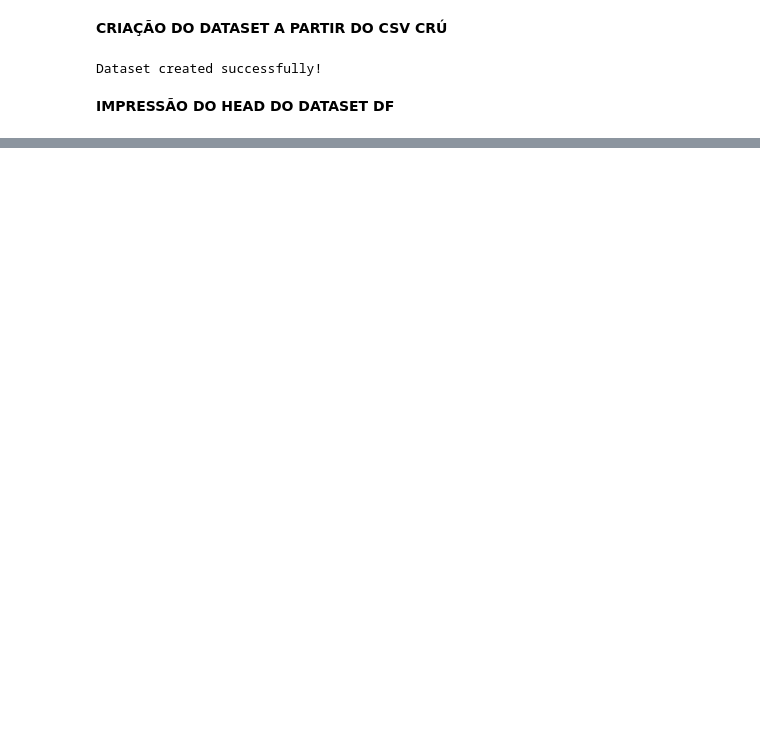
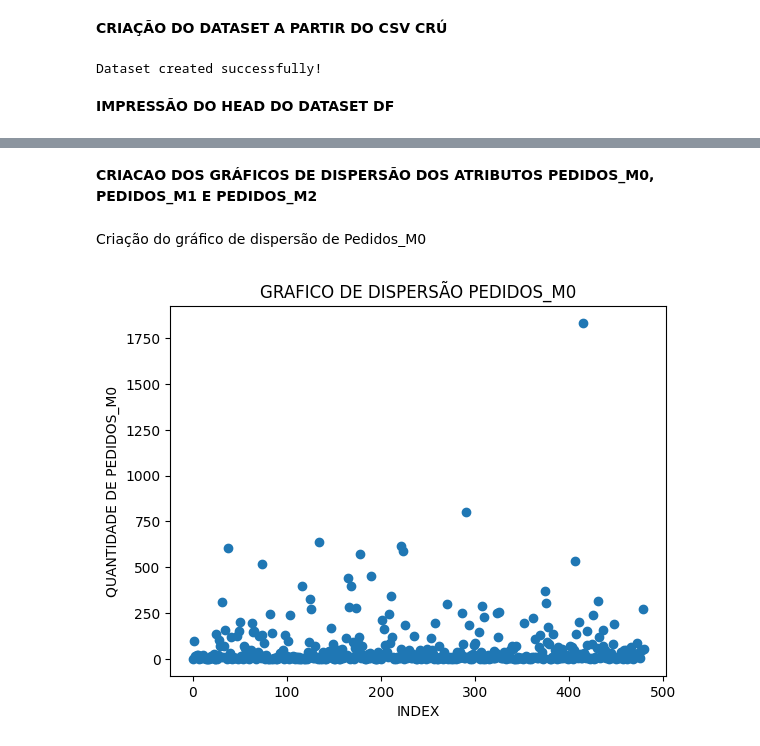
Before and after one commit to canasep/mack_projeto1, a Jupyter notebook: codes/PROJETO_APLICADO_1.ipynb, the cells around one changed output, grey strips where cells are left out. Saved outputs shown, nothing was run; the diff lists cells and outputs as text; code cells hidden in the pictures; blank space fills up the shorter version.

```diff
--- a/codes/PROJETO_APLICADO_1.ipynb
+++ b/codes/PROJETO_APLICADO_1.ipynb
@@ -247,0 +245,21 @@ plt.show()
+# %% [markdown]
+**CRIACAO DOS GRÁFICOS DE DISPERSÃO DOS ATRIBUTOS PEDIDOS_M0, PEDIDOS_M1 E PEDIDOS_M2**
+# %% [markdown]
+Criação do gráfico de dispersão de Pedidos_M0
+# %%
+# CRIAÇÃO DOS GRAFICOS DE DISPERSÃO DOS ATRIBUTOS PEDIDOS_M0, PEDIDOS_M1 E PEDIDOS_M2
+
+## GRAFICO DE DISPERSÃO PEDIDOS_M0
+
+### CRIACAO DO GRAFICO DE DISPERSÃO PEDIDOS_M0
+plt.scatter(df.index, df['pedidos_m0'])
+
+### LABELS
+plt.title('GRAFICO DE DISPERSÃO PEDIDOS_M0')
+plt.xlabel('INDEX')
+plt.ylabel('QUANTIDADE DE PEDIDOS_M0')
+
+### IMPRESSÃO
+plt.show()
+# %% [output]
+[figure, added]
```
Also changed, not shown: parts of 59 cells of this notebook.
